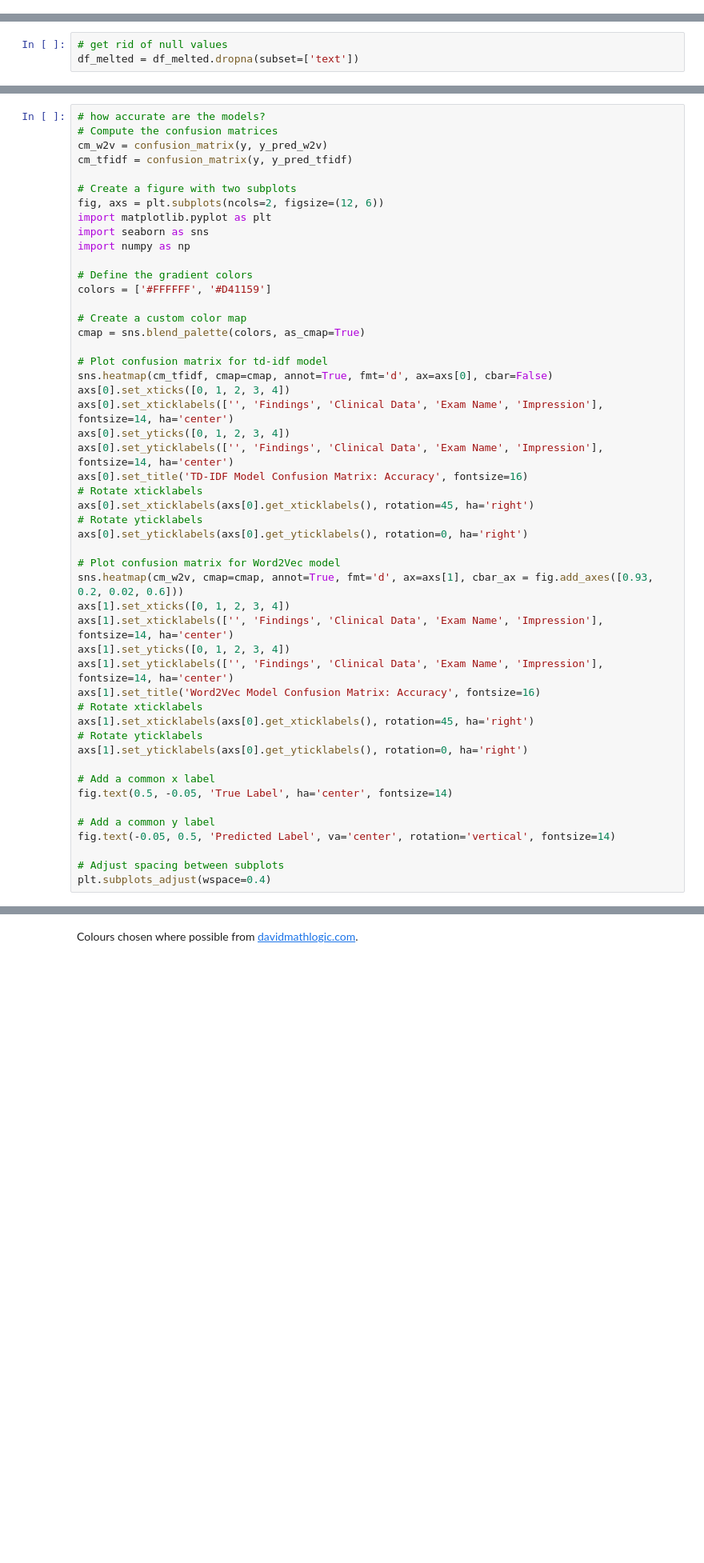
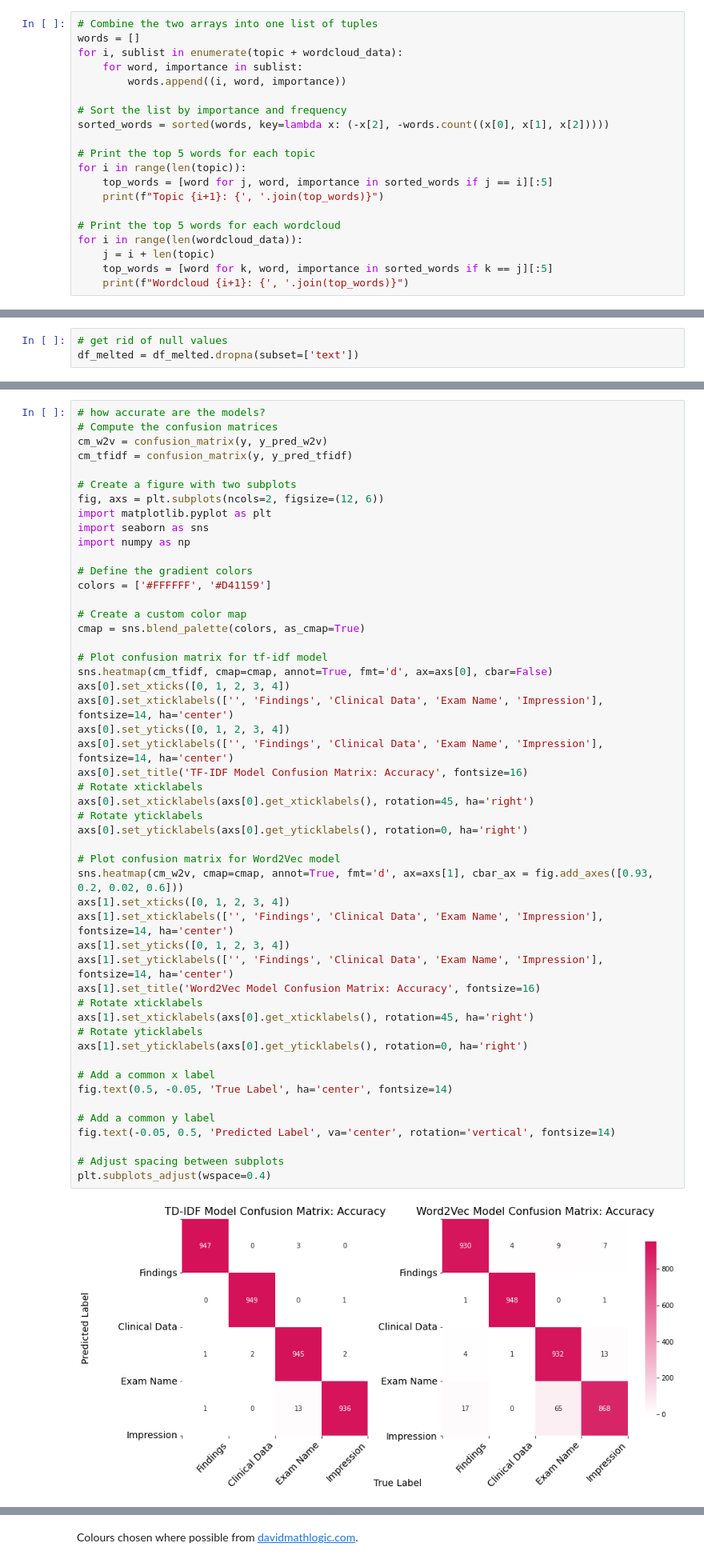
Before and after one commit to isabelklint/final_oa, a Jupyter notebook: final_oa.ipynb, the cells around one changed output, grey strips where cells are left out. Shown at 80% size. Drawn from its saved outputs; the diff is of its cells as text; blank space fills up the shorter version.

```diff
--- a/final_oa.ipynb
+++ b/final_oa.ipynb
@@ -622,0 +694,20 @@ The top five words for topic 1 are: acute, clear, chest, normal, and abnormality
+# %%
+# Combine the two arrays into one list of tuples
+words = []
+for i, sublist in enumerate(topic + wordcloud_data):
+    for word, importance in sublist:
+        words.append((i, word, importance))
+
+# Sort the list by importance and frequency
+sorted_words = sorted(words, key=lambda x: (-x[2], -words.count((x[0], x[1], x[2]))))
+
+# Print the top 5 words for each topic
+for i in range(len(topic)):
+    top_words = [word for j, word, importance in sorted_words if j == i][:5]
+    print(f"Topic {i+1}: {', '.join(top_words)}")
+
+# Print the top 5 words for each wordcloud
+for i in range(len(wordcloud_data)):
+    j = i + len(topic)
+    top_words = [word for k, word, importance in sorted_words if k == j][:5]
+    print(f"Wordcloud {i+1}: {', '.join(top_words)}")
@@ -1053,35 +1317,37 @@ colors = ['#FFFFFF', '#D41159']
 # Create a custom color map
 cmap = sns.blend_palette(colors, as_cmap=True)
 
-# Plot confusion matrix for td-idf model
+# Plot confusion matrix for tf-idf model
 sns.heatmap(cm_tfidf, cmap=cmap, annot=True, fmt='d', ax=axs[0], cbar=False)
 axs[0].set_xticks([0, 1, 2, 3, 4])
 axs[0].set_xticklabels(['', 'Findings', 'Clinical Data', 'Exam Name', 'Impression'], fontsize=14, ha='center')
 axs[0].set_yticks([0, 1, 2, 3, 4])
 axs[0].set_yticklabels(['', 'Findings', 'Clinical Data', 'Exam Name', 'Impression'], fontsize=14, ha='center')
-axs[0].set_title('TD-IDF Model Confusion Matrix: Accuracy', fontsize=16)
+axs[0].set_title('TF-IDF Model Confusion Matrix: Accuracy', fontsize=16)
 # Rotate xticklabels
 axs[0].set_xticklabels(axs[0].get_xticklabels(), rotation=45, ha='right')
 # Rotate yticklabels
 axs[0].set_yticklabels(axs[0].get_yticklabels(), rotation=0, ha='right')
 
 # Plot confusion matrix for Word2Vec model
 sns.heatmap(cm_w2v, cmap=cmap, annot=True, fmt='d', ax=axs[1], cbar_ax = fig.add_axes([0.93, 0.2, 0.02, 0.6]))
 axs[1].set_xticks([0, 1, 2, 3, 4])
 axs[1].set_xticklabels(['', 'Findings', 'Clinical Data', 'Exam Name', 'Impression'], fontsize=14, ha='center')
 axs[1].set_yticks([0, 1, 2, 3, 4])
 axs[1].set_yticklabels(['', 'Findings', 'Clinical Data', 'Exam Name', 'Impression'], fontsize=14, ha='center')
 axs[1].set_title('Word2Vec Model Confusion Matrix: Accuracy', fontsize=16)
 # Rotate xticklabels
 axs[1].set_xticklabels(axs[0].get_xticklabels(), rotation=45, ha='right')
 # Rotate yticklabels
 axs[1].set_yticklabels(axs[0].get_yticklabels(), rotation=0, ha='right')
 
 # Add a common x label
 fig.text(0.5, -0.05, 'True Label', ha='center', fontsize=14)
 
 # Add a common y label
 fig.text(-0.05, 0.5, 'Predicted Label', va='center', rotation='vertical', fontsize=14)
 
 # Adjust spacing between subplots
 plt.subplots_adjust(wspace=0.4)
+# %% [output]
+[figure, added]
```
Also changed, not shown: parts of 52 cells of this notebook.
